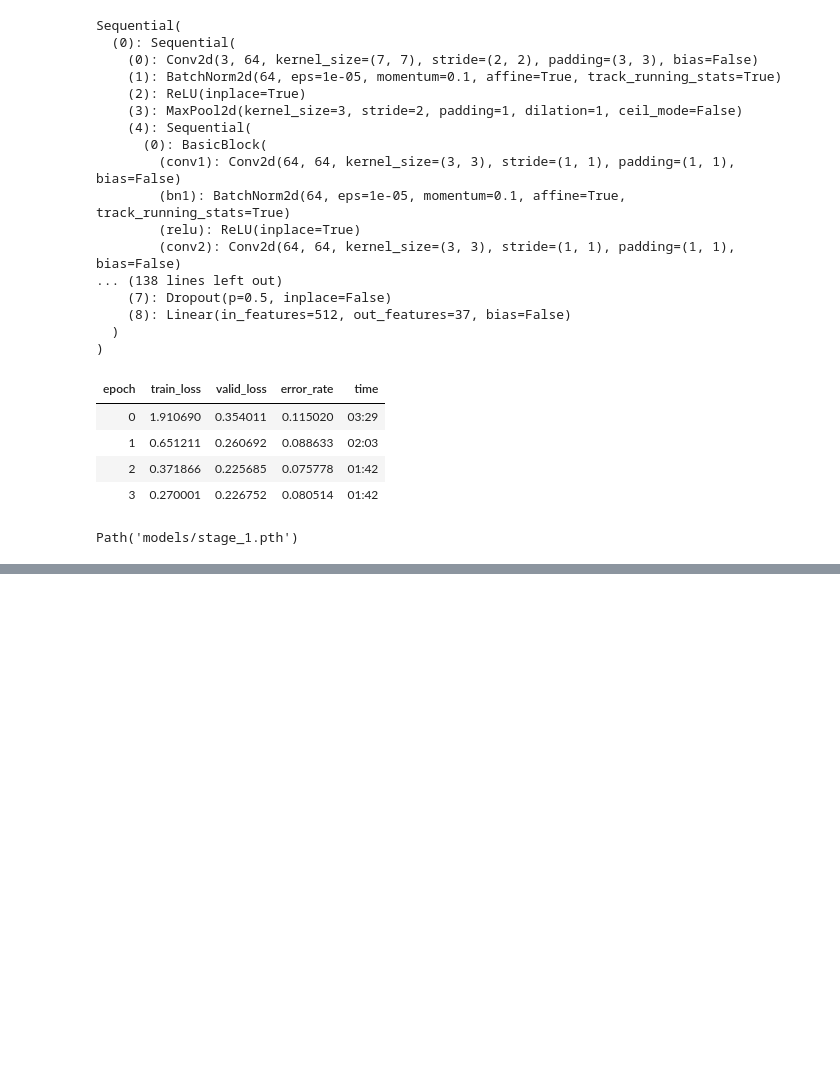
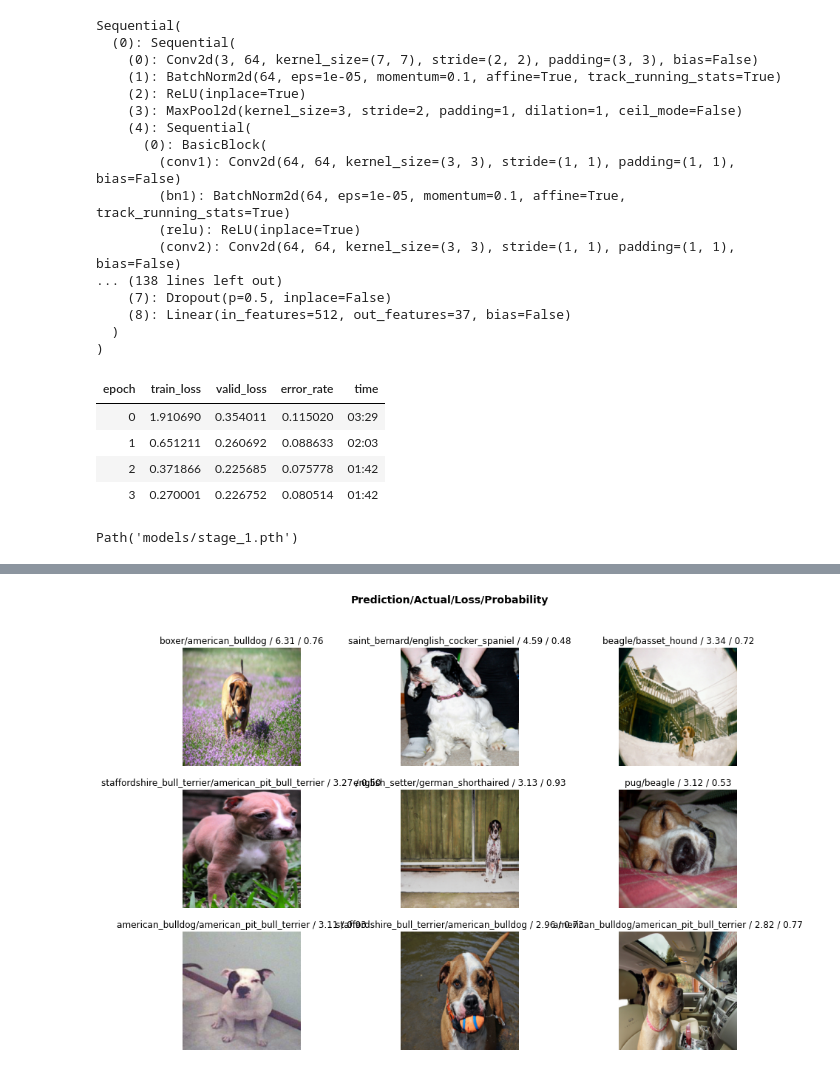
Before and after one commit to Legnica1241/fastai-nbs, a Jupyter notebook: catsvsdogs_new.ipynb, the cells around one changed output, grey strips where cells are left out. Cells and saved outputs as stored; diff of their text form; code cells hidden in the pictures; blank space fills up the shorter version.

```diff
--- a/catsvsdogs_new.ipynb
+++ b/catsvsdogs_new.ipynb
@@ -104,3 +104,8 @@ learn.fit_one_cycle(4)
 learn.save('stage_1')
 # %% [output]
 Path('models/stage_1.pth')
+# %%
+interp = ClassificationInterpretation.from_learner(learn)
+losses,idxs = interp.top_losses()
+
+len(dls.valid_ds)==len(losses)==len(idxs)
@@ -106,0 +115,4 @@ Path('models/stage_1.pth')
+# %%
+interp.plot_top_losses(9, figsize=(15,10))
+# %% [output]
+[figure, added]
```
Also changed, not shown: parts of 2 cells of this notebook.
